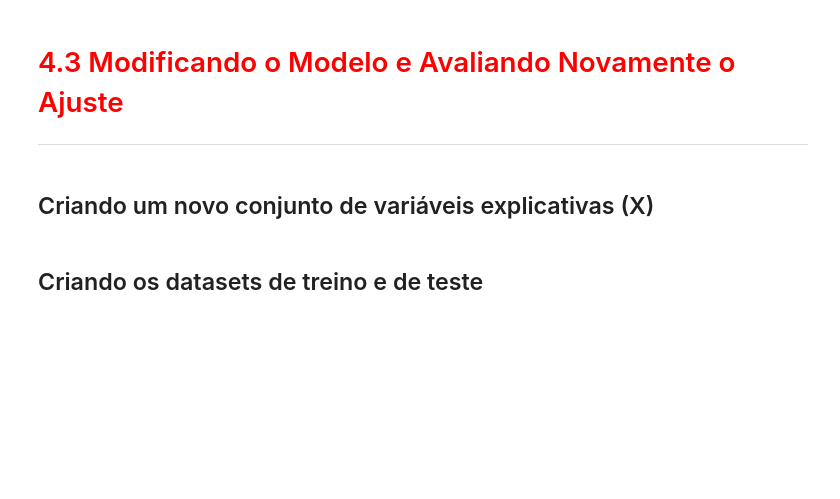
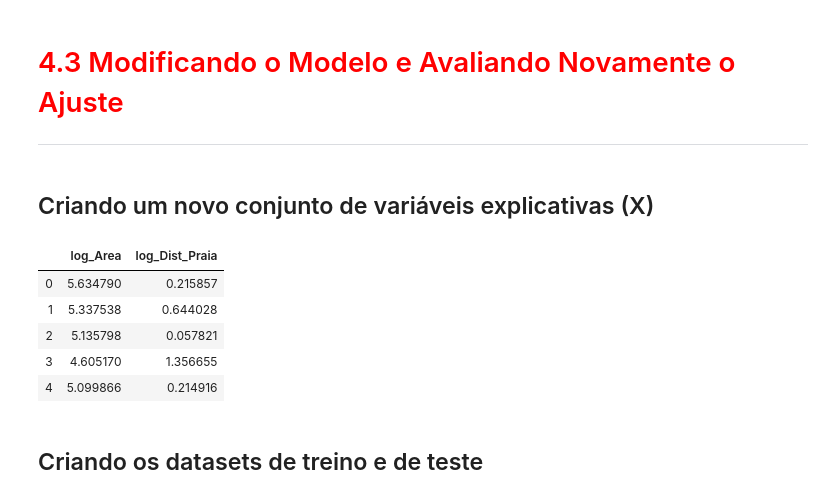
Before and after one commit to fkfouri/PythonStudy, a Jupyter notebook: data-science/regressao_linear_II/Regressão Linear.ipynb, the cells around one changed output. Drawn from its saved outputs; the diff is of its cells as text; code cells hidden in the pictures; blank space fills up the shorter version.

```diff
--- a/data-science/regressao_linear_II/Regressão Linear.ipynb
+++ b/data-science/regressao_linear_II/Regressão Linear.ipynb
@@ -349,5 +372,16 @@ Warnings:
 <hr style='border: 2px solid red;'>
 # %% [markdown]
 ## Criando um novo conjunto de variáveis explicativas (X)
+# %%
+# reconstruindo sem a variavel "log_Dist_Farmacia"
+X = dados[['log_Area', 'log_Dist_Praia']]
+X.head()
+# %% [output]
+|  | log_Area | log_Dist_Praia |
+| 0 | 5.634790 | 0.215857 |
+| 1 | 5.337538 | 0.644028 |
+| 2 | 5.135798 | 0.057821 |
+| 3 | 4.605170 | 1.356655 |
+| 4 | 5.099866 | 0.214916 |
 # %% [markdown]
 ## Criando os datasets de treino e de teste
```
Also changed, not shown: parts of 36 cells of this notebook.
